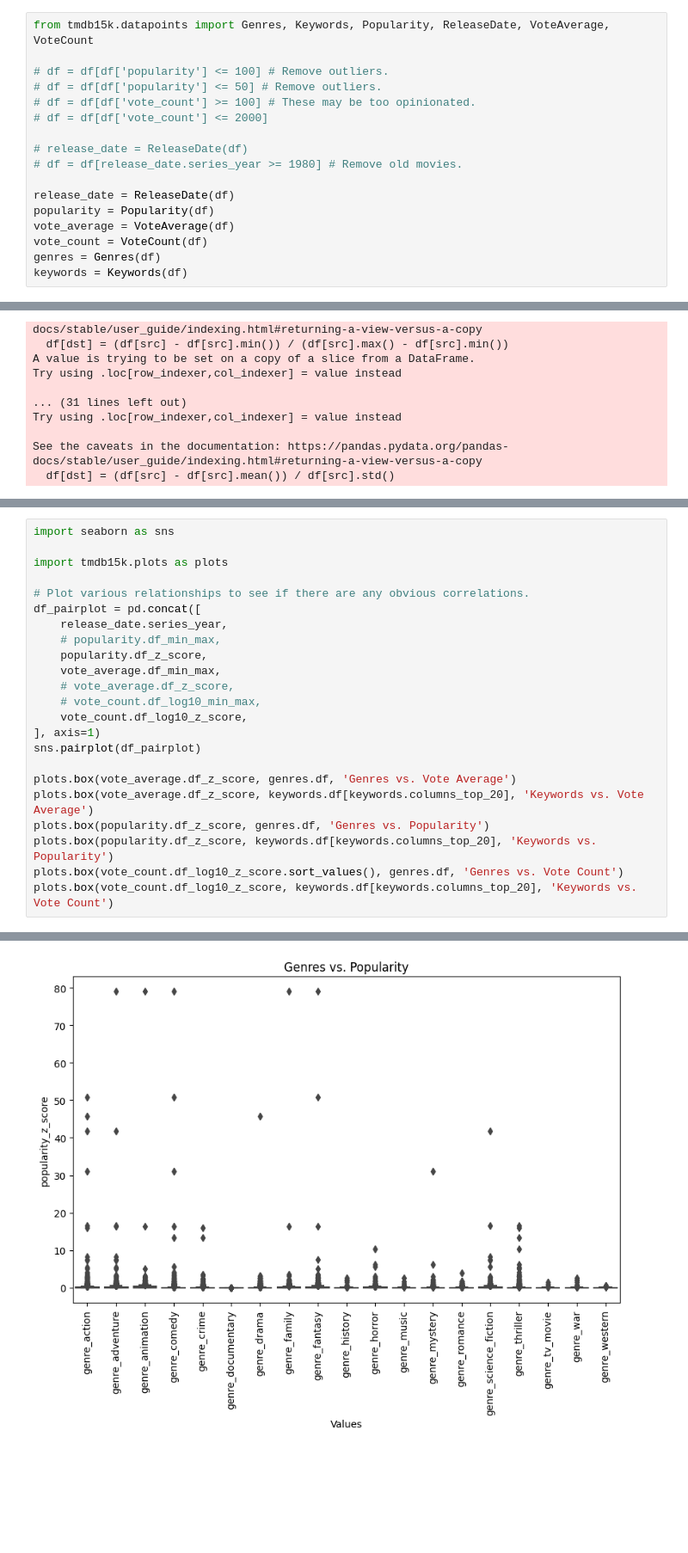
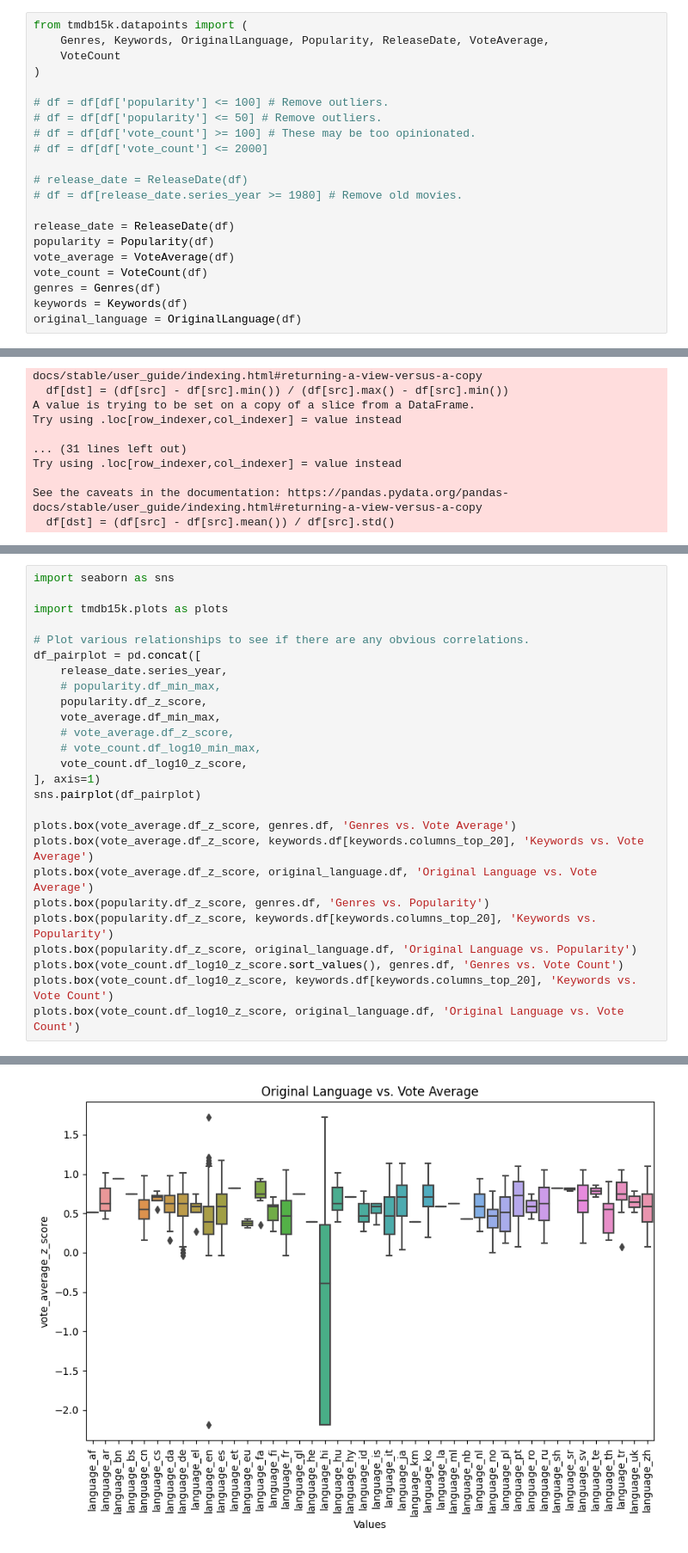
Before and after one commit to cezarmathe/fsega3-bigdata-report, a Jupyter notebook: notebook.ipynb, the cells around one changed output, grey strips where cells are left out. Shown at 86% size. Drawn from its saved outputs; the diff is of its cells as text; blank space fills up the shorter version.

```diff
--- a/notebook.ipynb
+++ b/notebook.ipynb
@@ -11,7 +11,10 @@ import pandas as pd
 
 df = pd.read_csv('datasets/tmdb-15000-movies.csv', lineterminator='\n')
 # %%
-from tmdb15k.datapoints import Genres, Keywords, Popularity, ReleaseDate, VoteAverage, VoteCount
+from tmdb15k.datapoints import (
+    Genres, Keywords, OriginalLanguage, Popularity, ReleaseDate, VoteAverage,
+    VoteCount
+)
 
 # df = df[df['popularity'] <= 100] # Remove outliers.
 # df = df[df['popularity'] <= 50] # Remove outliers.
@@ -27,6 +30,7 @@ vote_average = VoteAverage(df)
 vote_count = VoteCount(df)
 genres = Genres(df)
 keywords = Keywords(df)
+original_language = OriginalLanguage(df)
 # %% [output]
 A value is trying to be set on a copy of a slice from a DataFrame
 
@@ -73,28 +81,31 @@ Name: vote_average_z_score, dtype: float64
 # %%
 import seaborn as sns
 
 import tmdb15k.plots as plots
 
 # Plot various relationships to see if there are any obvious correlations.
 df_pairplot = pd.concat([
     release_date.series_year,
     # popularity.df_min_max,
     popularity.df_z_score,
     vote_average.df_min_max,
     # vote_average.df_z_score,
     # vote_count.df_log10_min_max,
     vote_count.df_log10_z_score,
 ], axis=1)
 sns.pairplot(df_pairplot)
 
 plots.box(vote_average.df_z_score, genres.df, 'Genres vs. Vote Average')
 plots.box(vote_average.df_z_score, keywords.df[keywords.columns_top_20], 'Keywords vs. Vote Average')
+plots.box(vote_average.df_z_score, original_language.df, 'Original Language vs. Vote Average')
 plots.box(popularity.df_z_score, genres.df, 'Genres vs. Popularity')
 plots.box(popularity.df_z_score, keywords.df[keywords.columns_top_20], 'Keywords vs. Popularity')
+plots.box(popularity.df_z_score, original_language.df, 'Original Language vs. Popularity')
 plots.box(vote_count.df_log10_z_score.sort_values(), genres.df, 'Genres vs. Vote Count')
 plots.box(vote_count.df_log10_z_score, keywords.df[keywords.columns_top_20], 'Keywords vs. Vote Count')
+plots.box(vote_count.df_log10_z_score, original_language.df, 'Original Language vs. Vote Count')
 # %% [output]
 [figure]
 [figure]
 [figure]
-[figure, old version]
+[figure, new version]
```
Also changed, not shown: parts of 2 cells of this notebook.
